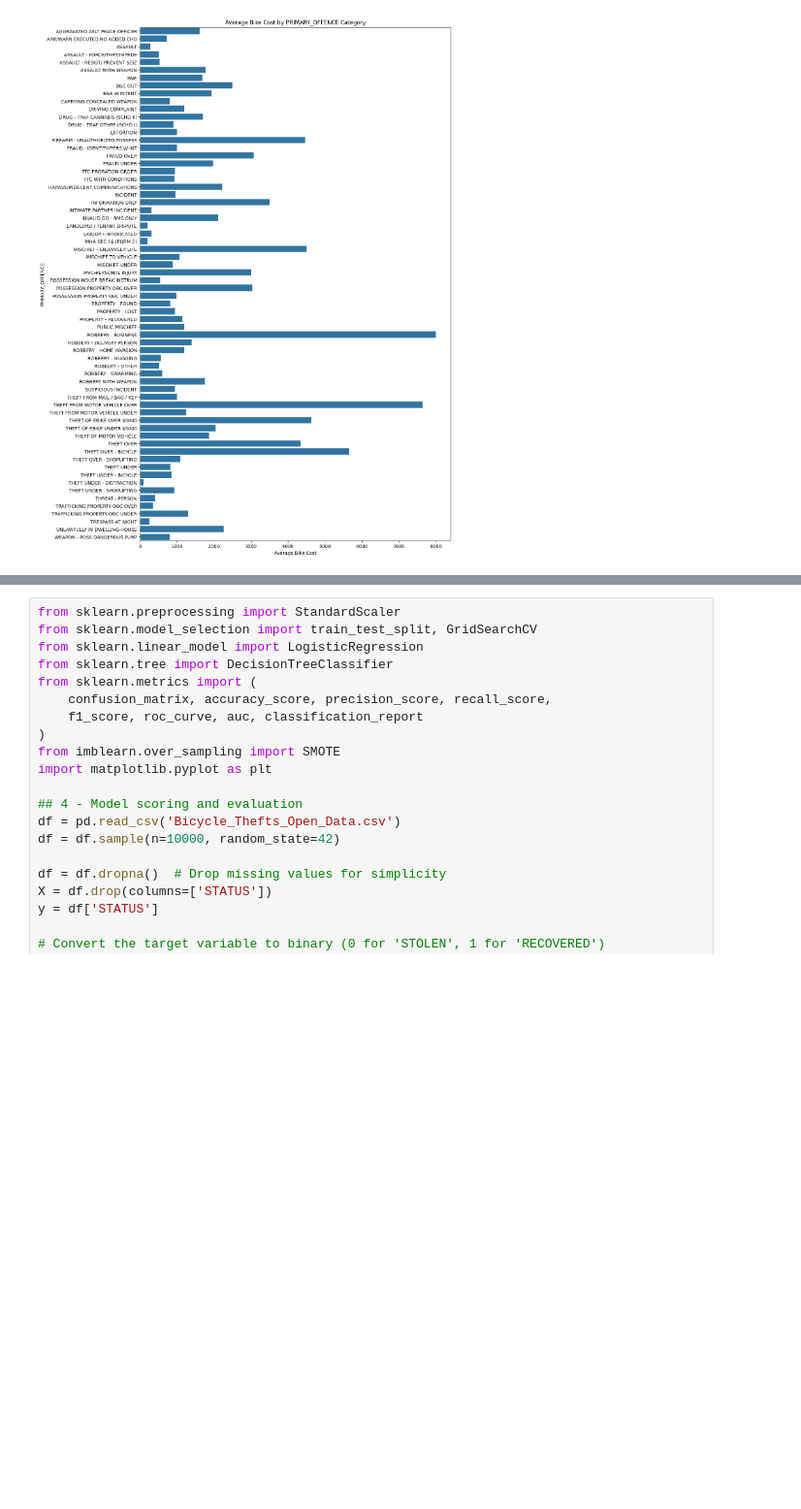
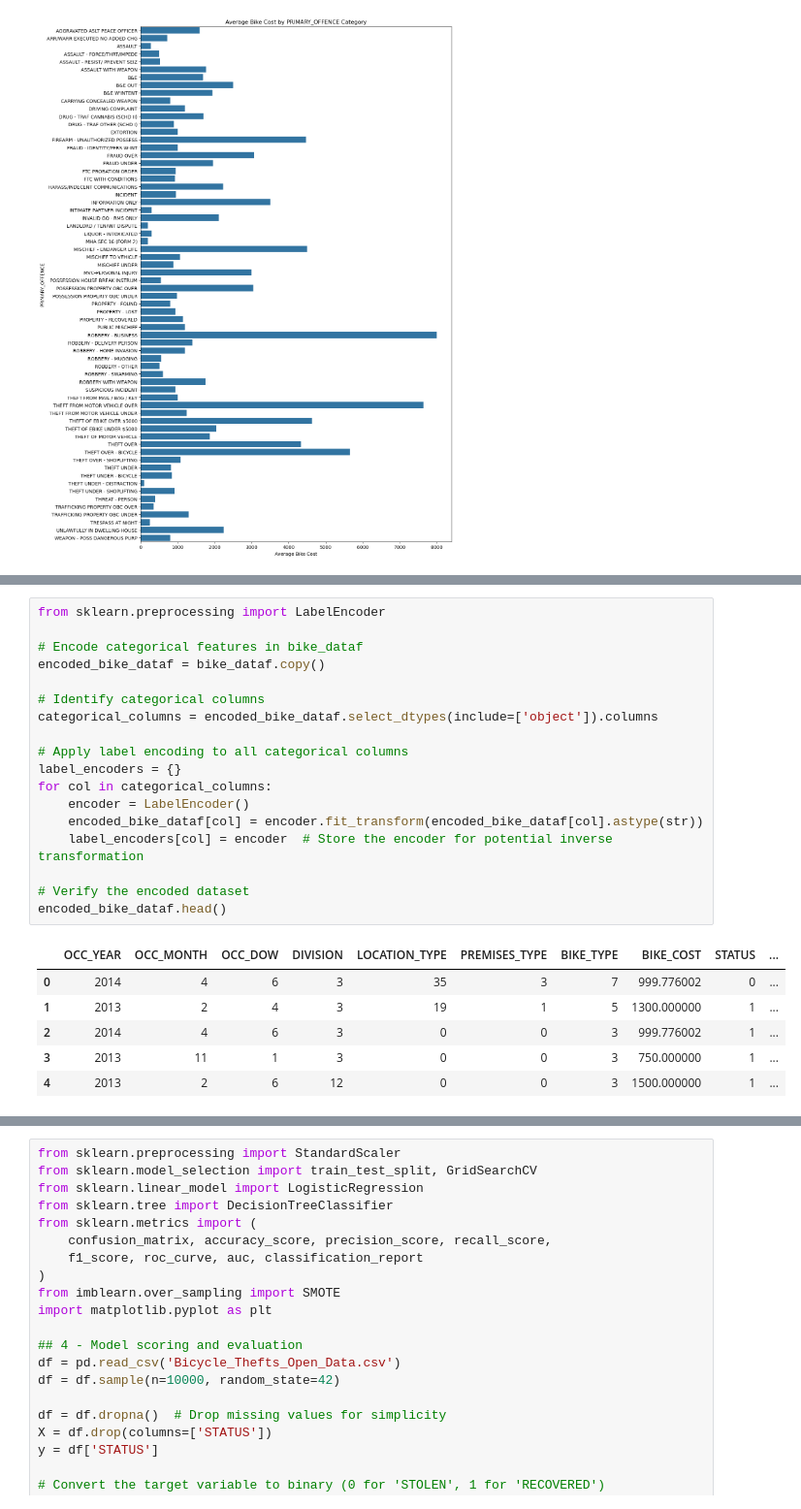
Before and after one commit to BengeeL/DataWareHousing_FinalProject, a Jupyter notebook: python_server/trafficpolice.ipynb, the cells around one changed output, grey strips where cells are left out. Shown at 97% size. Saved outputs shown, nothing was run; the diff lists cells and outputs as text; blank space fills up the shorter version.

```diff
--- a/python_server/trafficpolice.ipynb
+++ b/python_server/trafficpolice.ipynb
@@ -175,0 +283,25 @@ Data columns (total 35 columns):
+# %%
+from sklearn.preprocessing import LabelEncoder
+
+# Encode categorical features in bike_dataf
+encoded_bike_dataf = bike_dataf.copy()
+
+# Identify categorical columns
+categorical_columns = encoded_bike_dataf.select_dtypes(include=['object']).columns
+
+# Apply label encoding to all categorical columns
+label_encoders = {}
+for col in categorical_columns:
+    encoder = LabelEncoder()
+    encoded_bike_dataf[col] = encoder.fit_transform(encoded_bike_dataf[col].astype(str))
+    label_encoders[col] = encoder  # Store the encoder for potential inverse transformation
+
+# Verify the encoded dataset
+encoded_bike_dataf.head()
+# %% [output]
+|  | OCC_YEAR | OCC_MONTH | OCC_DOW | DIVISION | LOCATION_TYPE | PREMISES_TYPE | BIKE_TYPE | BIKE_COST | STATUS | ... |
+| 0 | 2014 | 4 | 6 | 3 | 35 | 3 | 7 | 999.776002 | 0 | ... |
+| 1 | 2013 | 2 | 4 | 3 | 19 | 1 | 5 | 1300.000000 | 1 | ... |
+| 2 | 2014 | 4 | 6 | 3 | 0 | 0 | 3 | 999.776002 | 1 | ... |
+| 3 | 2013 | 11 | 1 | 3 | 0 | 0 | 3 | 750.000000 | 1 | ... |
+| 4 | 2013 | 2 | 6 | 12 | 0 | 0 | 3 | 1500.000000 | 1 | ... |
```
Also changed, not shown: parts of 10 cells of this notebook, 2 other files.
